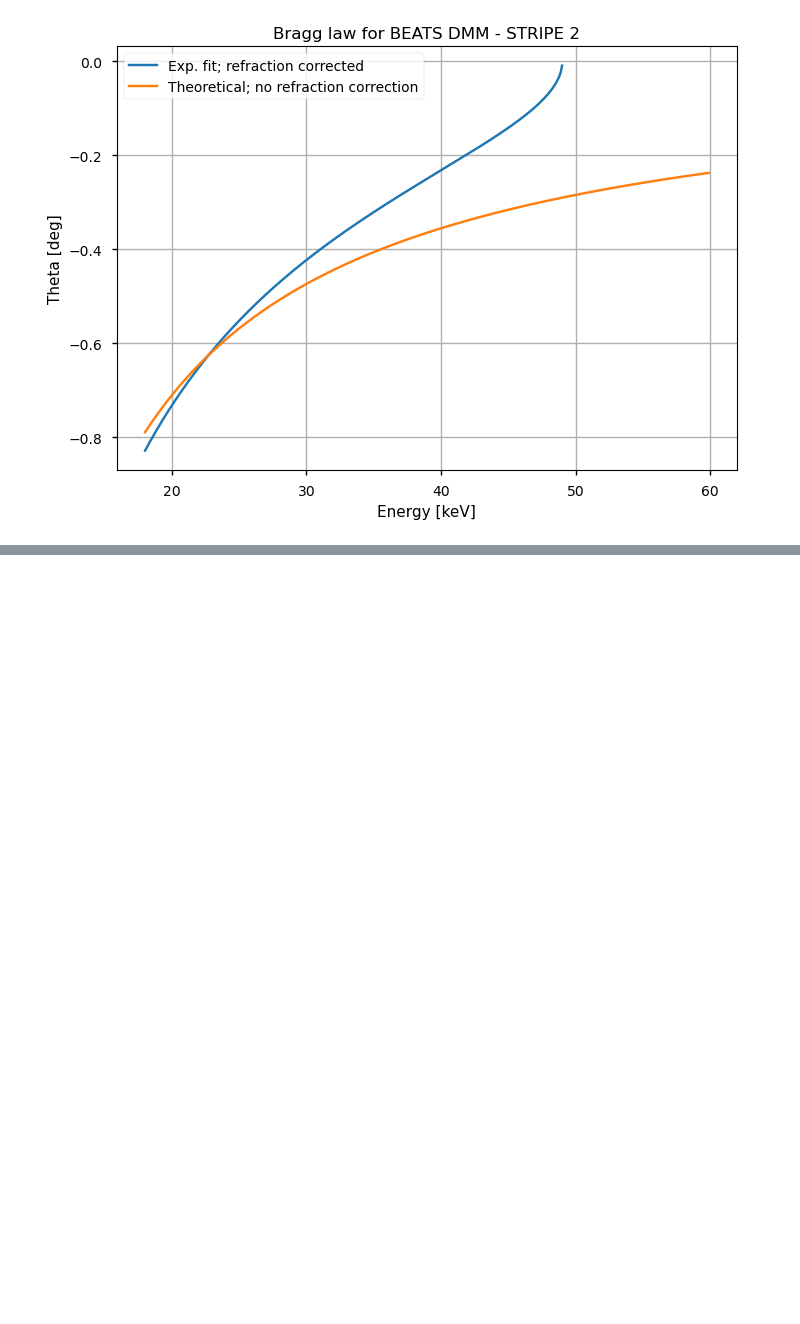
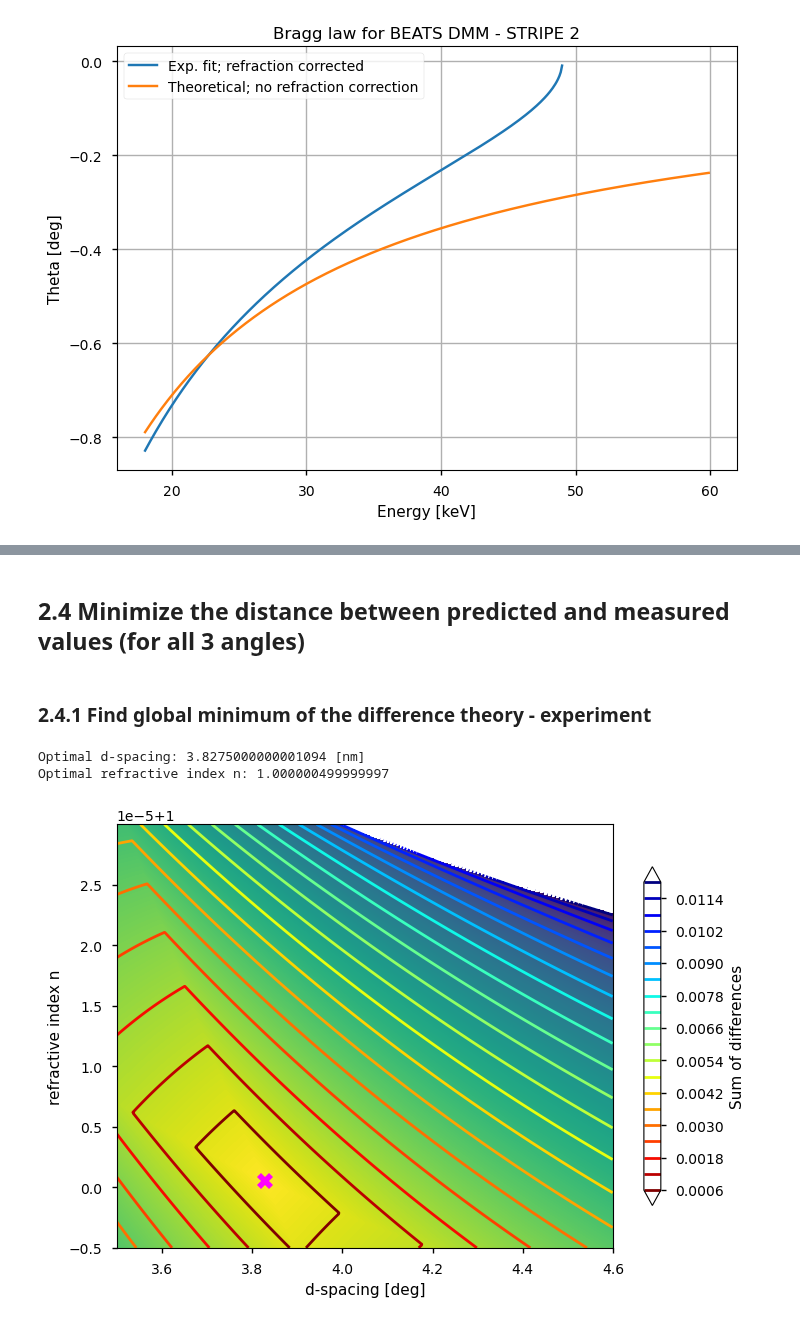
Before and after one commit to gianthk/BEATS_raytracing, a Jupyter notebook: BEATS_commissioning_DMM_energy_scans_process_results.ipynb, the cells around one changed output, grey strips where cells are left out. Cells and saved outputs as stored; diff of their text form; code cells hidden in the pictures; blank space fills up the shorter version.

Commit message:
stripe 1 fit results analysis

```diff
--- a/BEATS_commissioning_DMM_energy_scans_process_results.ipynb
+++ b/BEATS_commissioning_DMM_energy_scans_process_results.ipynb
@@ -154,0 +178,49 @@ Text(0.5, 1.0, 'Bragg law for BEATS DMM - STRIPE 2')
+# %%
+theta_refraction = np.zeros([n.size, d.size, stripe1_edge_lambda.size], dtype='float')
+theta_refraction_diff = np.zeros(theta_refraction.shape, dtype='float')
+for ni in range(0, n.size):
+    for di in range(0, d.size):
+        for li in range(0, stripe1_edge_lambda.size):
+            # compute refraction-corrected Bragg angle for a n-d space
+            theta_refraction[ni, di, li] = -np.arccos(np.sqrt(n[ni]**2-(stripe1_edge_lambda[li]/(2*d[di]))**2))
+
+            # difference with experimental values
+            theta_refraction_diff[ni, di, li] = np.abs(theta_refraction[ni, di, li] - stripe1_edge_theta[li])
+# %% [markdown]
+## 2.4 Minimize the distance between predicted and measured values (for all 3 angles)
+# %%
+theta_refraction_std = np.std(theta_refraction_diff, 2)
+theta_refraction_var = np.var(theta_refraction_diff, 2)
+theta_refraction_sum = np.sum(theta_refraction_diff, 2)
+# %% [markdown]
+### 2.4.1 Find global minimum of the difference theory - experiment
+# %%
+from numpy import unravel_index
+min_index = unravel_index(np.nanargmin(theta_refraction_sum), theta_refraction_sum.shape)
+# print(min_index)
+
+d_opt = d[min_index[1]]
+n_opt = n[min_index[0]]
+
+print('Optimal d-spacing:', d_opt, '[nm]')
+print('Optimal refractive index n:', n_opt)
+# %% [output]
+Optimal d-spacing: 3.8275000000001094 [nm]
+Optimal refractive index n: 1.000000499999997
+# %%
+fig, ax = plt.subplots()
+plt.xlabel("d-spacing [deg]")
+plt.ylabel("refractive index n")
+
+im = ax.imshow(theta_refraction_sum, cmap=plt.cm.viridis_r, interpolation='bilinear', origin='lower', extent=(d_start, d_end, n_start, n_end)) # extent=[-3, 3, -3, 3], cmap=plt.cm.RdBu
+CS = ax.contour(d, n, theta_refraction_sum, levels=20, origin='lower', cmap='jet_r', extend='both', linewidths=2, extent=(d_start, d_end, n_start, n_end)) # extent=[-3, 3, -3, 3]
+CB = fig.colorbar(CS, shrink=0.8)
+CB.set_label('Sum of differences')
+
+optimum = ax.plot(d_opt, n_opt, color='magenta', marker='X', markersize=12)
+
+ax.set_aspect('auto')
+# plt.colorbar(im)
+plt.show()
+# %% [output]
+[figure, added]
```
Also changed, not shown: parts of 11 cells of this notebook.
